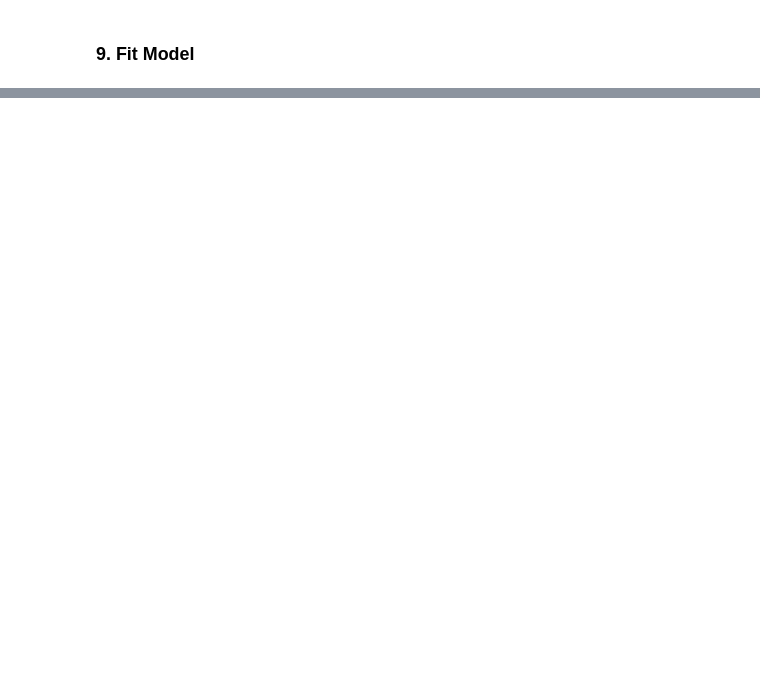
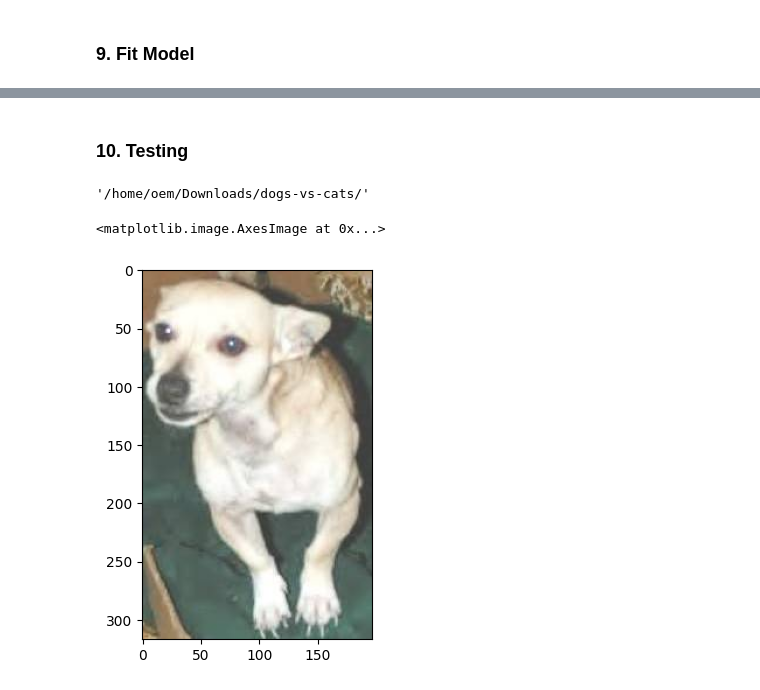
Before and after one commit to yuchild/magnimind_hw, a Jupyter notebook: transfer_learning_dog_cat.ipynb, the cells around one changed output, grey strips where cells are left out. Drawn from its saved outputs; the diff is of its cells as text; code cells hidden in the pictures; blank space fills up the shorter version.

```diff
--- a/transfer_learning_dog_cat.ipynb
+++ b/transfer_learning_dog_cat.ipynb
@@ -313,0 +324,14 @@ Epoch 1/3
+# %% [markdown]
+### 10. Testing
+# %%
+mypath
+# %% [output]
+'/home/oem/Downloads/dogs-vs-cats/'
+# %%
+sample = f'{random.randint(1, 12500)}.jpg'
+pathimage=os.path.join(mypath, 'test1/')
+image = load_img(pathimage+sample)
+plt.imshow(image)
+# %% [output]
+<matplotlib.image.AxesImage at 0x...>
+[figure, added]
```
Also changed, not shown: parts of 6 cells of this notebook, 2 other files.
